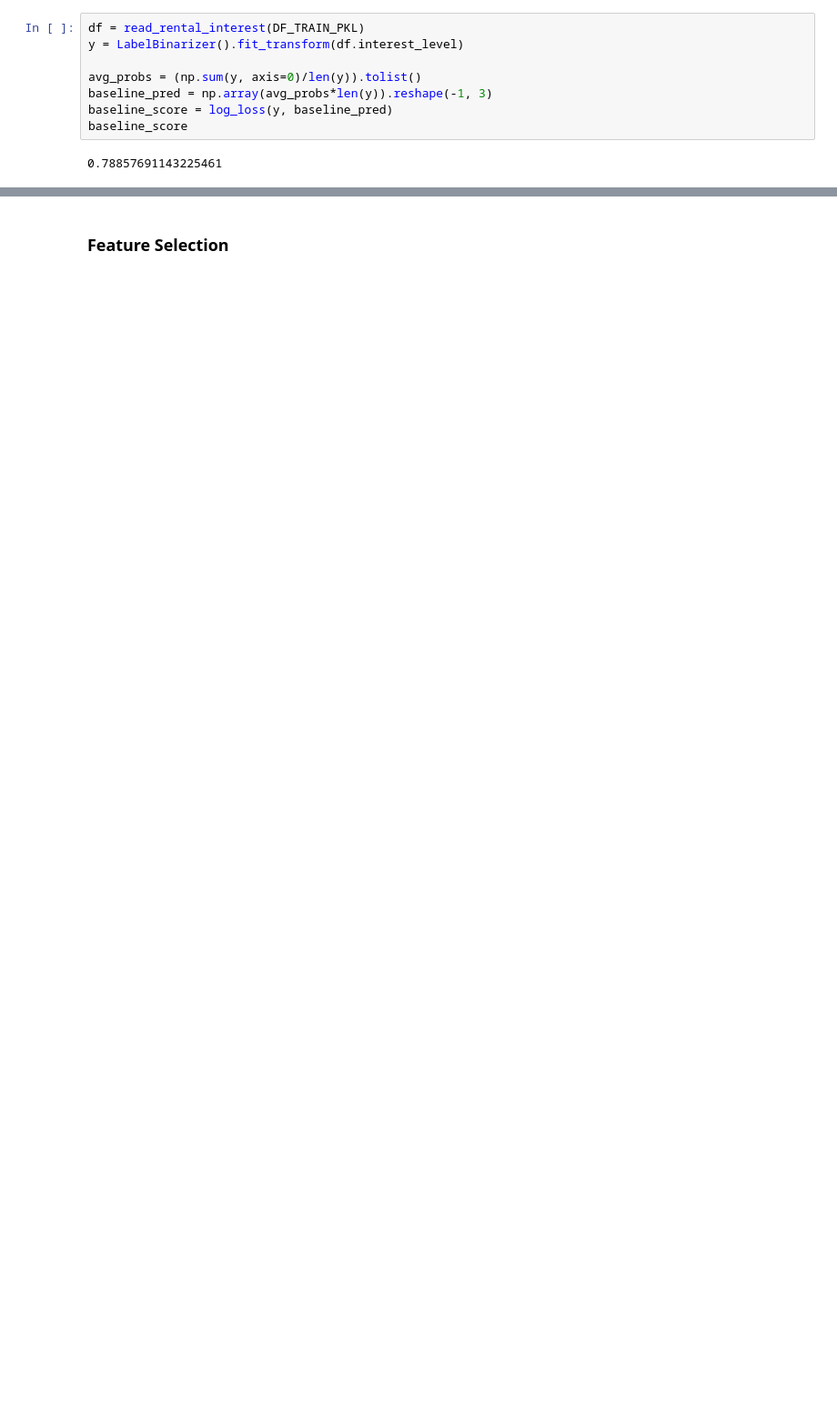
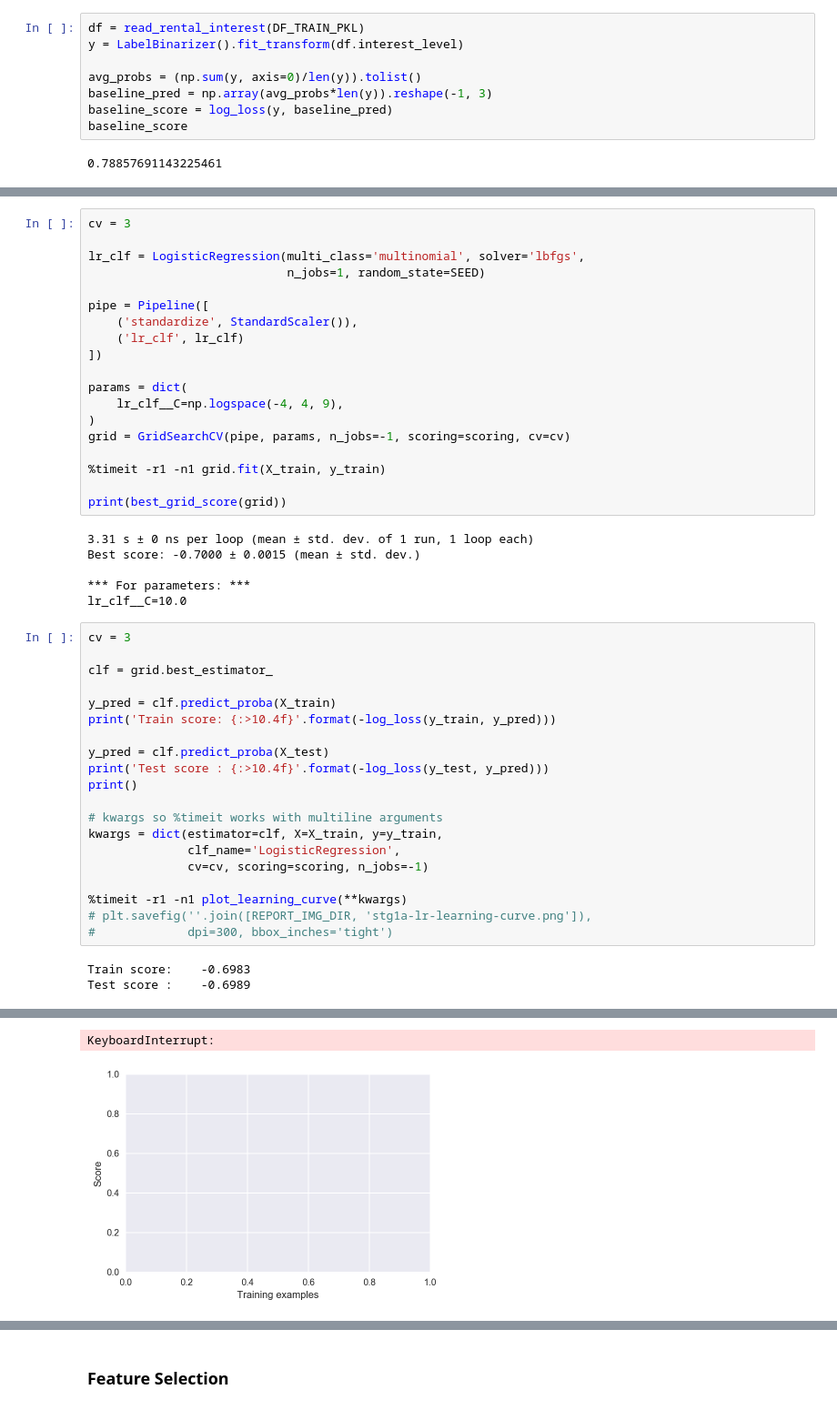
Before and after one commit to mdlynch37/kaggle-rental-interest, a Jupyter notebook: Executable/Implementation.ipynb, the cells around one changed output, grey strips where cells are left out. Shown at 91% size. Drawn from its saved outputs; the diff is of its cells as text; blank space fills up the shorter version.

```diff
--- a/Executable/Implementation.ipynb
+++ b/Executable/Implementation.ipynb
@@ -410,0 +182,48 @@ array([[ 0.86330668,  0.12186012,  0.0148332 ]])
+# %%
+cv = 3
+
+lr_clf = LogisticRegression(multi_class='multinomial', solver='lbfgs',
+                            n_jobs=1, random_state=SEED)
+
+pipe = Pipeline([
+    ('standardize', StandardScaler()),
+    ('lr_clf', lr_clf)
+])
+
+params = dict(
+    lr_clf__C=np.logspace(-4, 4, 9),
+)
+grid = GridSearchCV(pipe, params, n_jobs=-1, scoring=scoring, cv=cv)
+
+%timeit -r1 -n1 grid.fit(X_train, y_train)
+
+print(best_grid_score(grid))
+# %% [output]
+3.31 s ± 0 ns per loop (mean ± std. dev. of 1 run, 1 loop each)
+Best score: -0.7000 ± 0.0015 (mean ± std. dev.)
+
+*** For parameters: ***
+lr_clf__C=10.0
+# %%
+cv = 3
+
+clf = grid.best_estimator_
+
+y_pred = clf.predict_proba(X_train)
+print('Train score: {:>10.4f}'.format(-log_loss(y_train, y_pred)))
+
+y_pred = clf.predict_proba(X_test)
+print('Test score : {:>10.4f}'.format(-log_loss(y_test, y_pred)))
+print()
+
+# kwargs so %timeit works with multiline arguments
+kwargs = dict(estimator=clf, X=X_train, y=y_train,
+              clf_name='LogisticRegression',
+              cv=cv, scoring=scoring, n_jobs=-1)
+
+%timeit -r1 -n1 plot_learning_curve(**kwargs)
+# plt.savefig(''.join([REPORT_IMG_DIR, 'stg1a-lr-learning-curve.png']),
+#             dpi=300, bbox_inches='tight')
+# %% [output]
+Train score:    -0.6983
+Test score :    -0.6989
@@ -410,0 +247,2 @@ array([[ 0.86330668,  0.12186012,  0.0148332 ]])
+KeyboardInterrupt:
+[figure, added]
```
Also changed, not shown: parts of 107 cells of this notebook.
